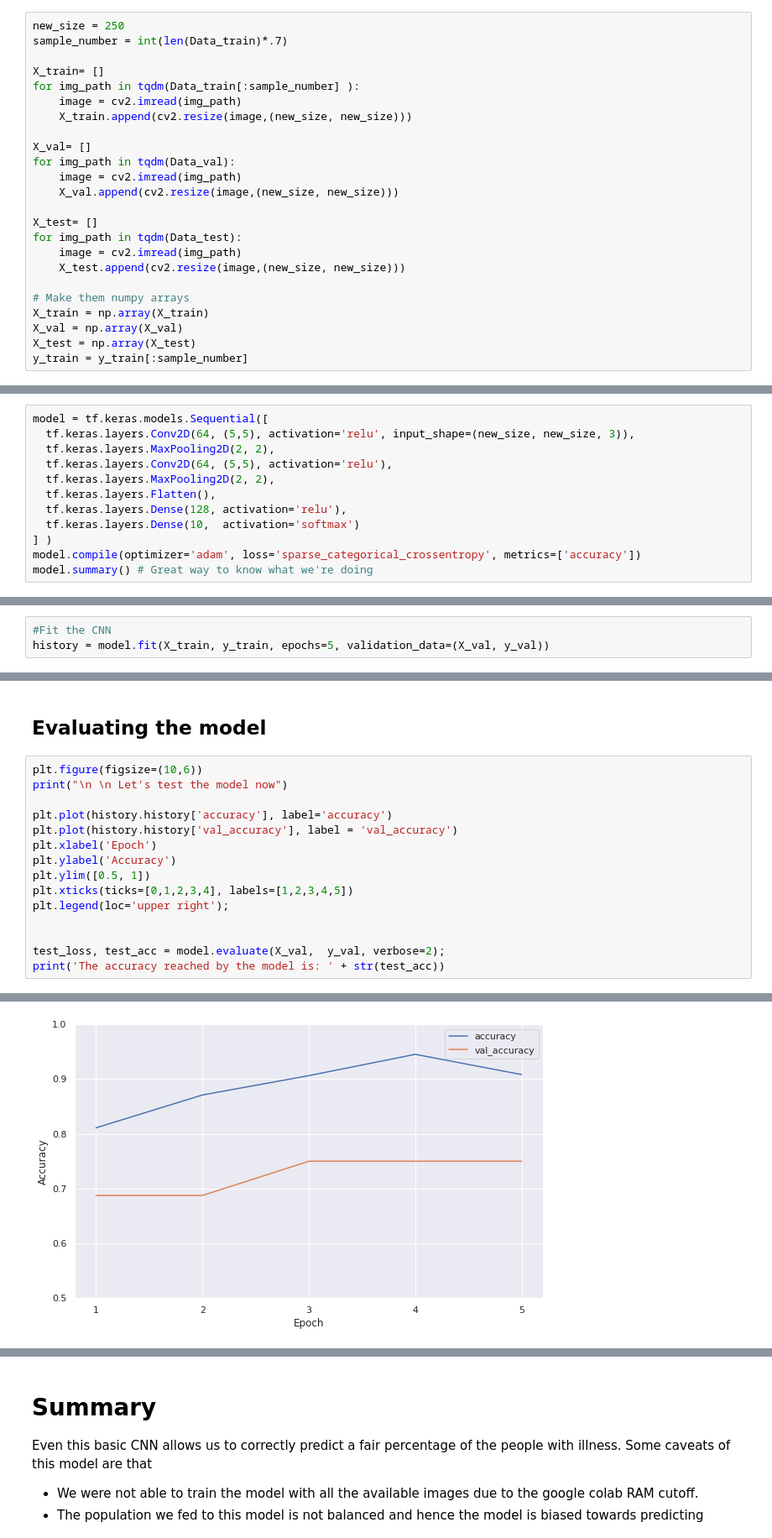
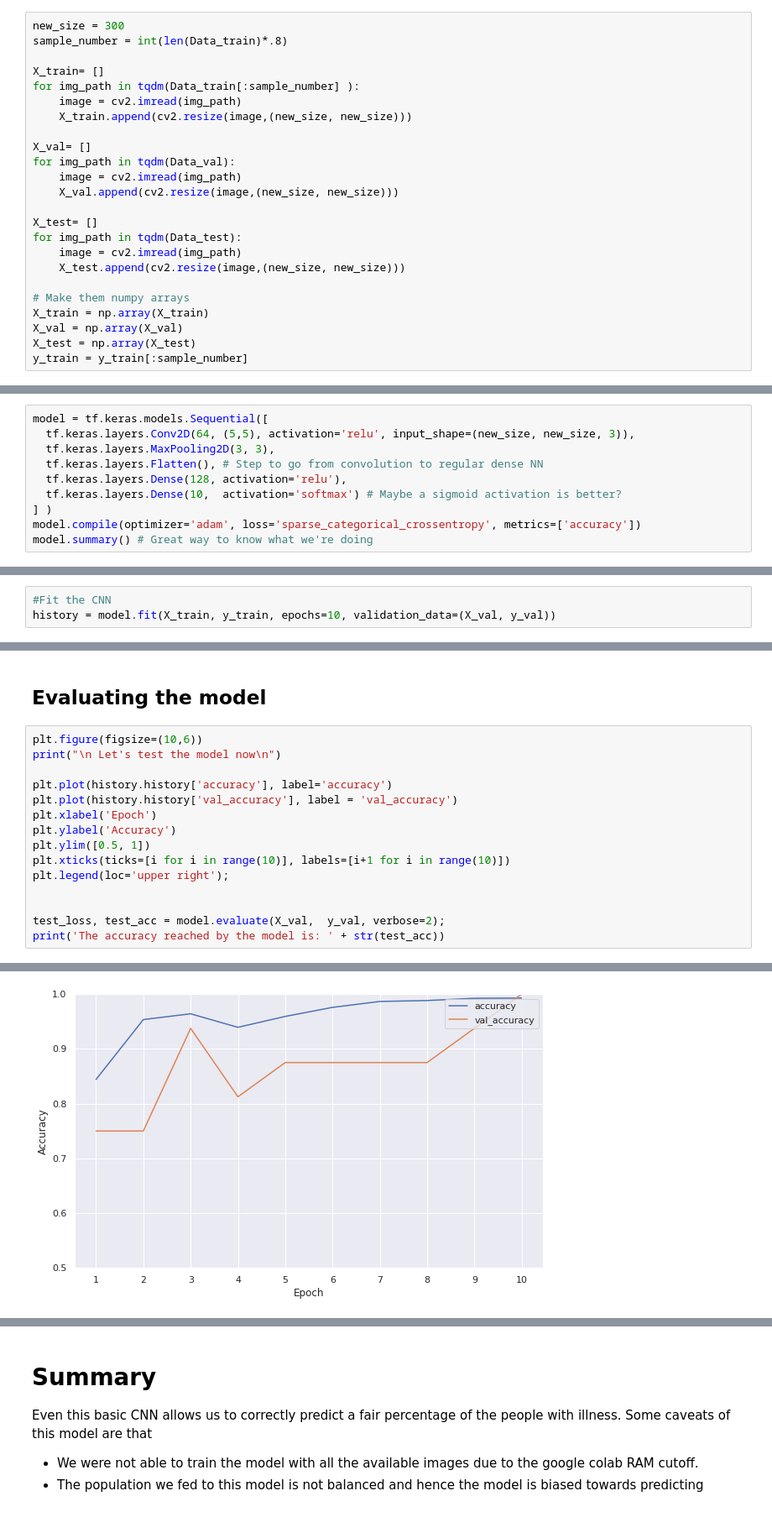
Before and after one commit to cuspime/Projects, a Jupyter notebook: ChestXRays.ipynb, the cells around one changed output, grey strips where cells are left out. Shown at 84% size. Drawn from its saved outputs; the diff is of its cells as text.

```diff
--- a/ChestXRays.ipynb
+++ b/ChestXRays.ipynb
@@ -174,6 +174,6 @@ On the first few runs we were using all the RAM memory from Google Colab. We the
 # %%
-new_size = 250
-sample_number = int(len(Data_train)*.7)
+new_size = 300
+sample_number = int(len(Data_train)*.8)
 
 X_train= []
 for img_path in tqdm(Data_train[:sample_number] ):
@@ -226,12 +228,10 @@ We will work with a basic convolutional model, described below.
 # %%
 model = tf.keras.models.Sequential([
   tf.keras.layers.Conv2D(64, (5,5), activation='relu', input_shape=(new_size, new_size, 3)),
-  tf.keras.layers.MaxPooling2D(2, 2),
-  tf.keras.layers.Conv2D(64, (5,5), activation='relu'),
-  tf.keras.layers.MaxPooling2D(2, 2),
-  tf.keras.layers.Flatten(),
+  tf.keras.layers.MaxPooling2D(3, 3),
+  tf.keras.layers.Flatten(), # Step to go from convolution to regular dense NN
   tf.keras.layers.Dense(128, activation='relu'),
-  tf.keras.layers.Dense(10,  activation='softmax')
+  tf.keras.layers.Dense(10,  activation='softmax') # Maybe a sigmoid activation is better?
 ] )
 model.compile(optimizer='adam', loss='sparse_categorical_crossentropy', metrics=['accuracy'])
 model.summary() # Great way to know what we're doing
@@ -257,5 +258,5 @@ _________________________________________________________________
 ## Fitting and testing the model
 # %%
 #Fit the CNN
-history = model.fit(X_train, y_train, epochs=5, validation_data=(X_val, y_val))
+history = model.fit(X_train, y_train, epochs=10, validation_data=(X_val, y_val))
 # %% [output]
@@ -273,14 +284,14 @@ Epoch 5/5
 ## Evaluating the model
 # %%
 plt.figure(figsize=(10,6))
-print("\n \n Let's test the model now")
+print("\n Let's test the model now\n")
 
 plt.plot(history.history['accuracy'], label='accuracy')
 plt.plot(history.history['val_accuracy'], label = 'val_accuracy')
 plt.xlabel('Epoch')
 plt.ylabel('Accuracy')
 plt.ylim([0.5, 1])
-plt.xticks(ticks=[0,1,2,3,4], labels=[1,2,3,4,5])
+plt.xticks(ticks=[i for i in range(10)], labels=[i+1 for i in range(10)])
 plt.legend(loc='upper right');
 
 
@@ -293 +305 @@ The accuracy reached by the model is: 0.75
-[figure, old version]
+[figure, new version]
```
Also changed, not shown: parts of 13 cells of this notebook.
